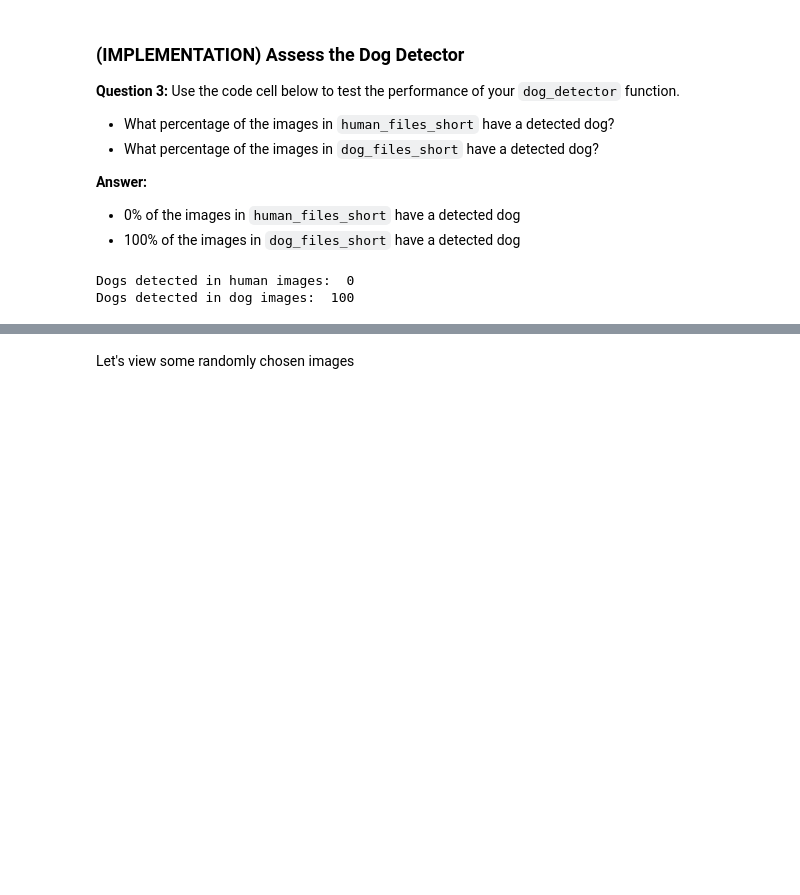
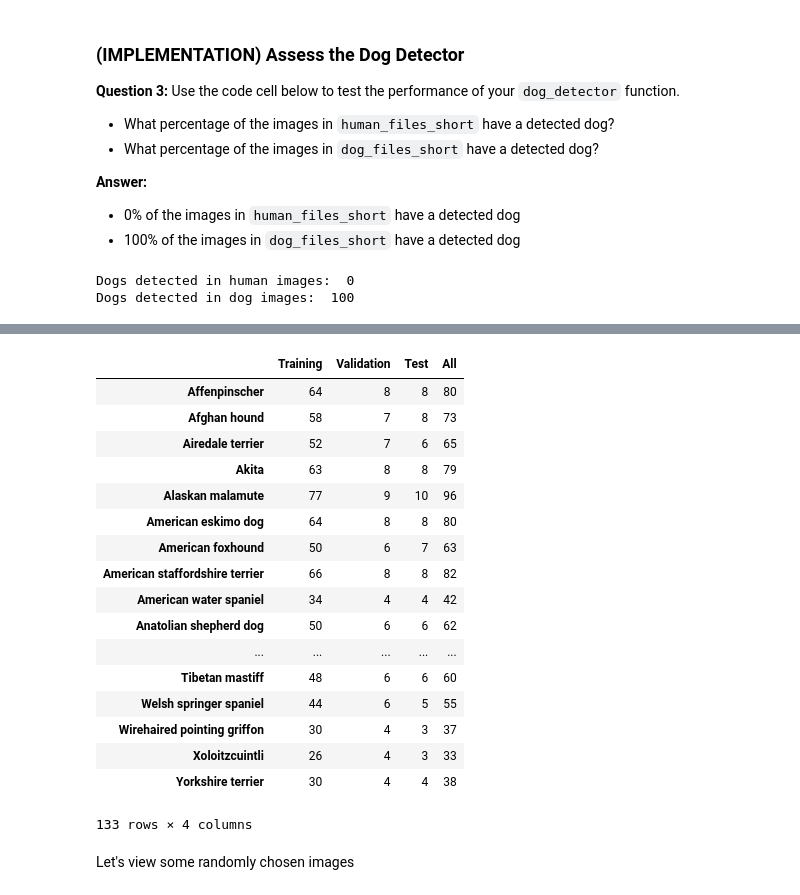
Before and after one commit to preetiamin/dog-classifier, a Jupyter notebook: dog_app.ipynb, the cells around one changed output, grey strips where cells are left out. Saved outputs shown, nothing was run; the diff lists cells and outputs as text; code cells hidden in the pictures; blank space fills up the shorter version.

```diff
--- a/dog_app.ipynb
+++ b/dog_app.ipynb
@@ -368,3 +369,27 @@ All :  DescribeResult(nobs=87, minmax=(33, 275), mean=95.988505747126439, varian
+# %%
+#pd.DataFrame(,columns=['Training','Validation'])
+df = pd.concat([train_df_counts,valid_df_counts,test_df_counts,all_df_counts],axis=1,sort=True)
+df.columns = ['Training','Validation','Test','All']
+df
+# %% [output]
+|  | Training | Validation | Test | All |
+| Affenpinscher | 64 | 8 | 8 | 80 |
+| Afghan hound | 58 | 7 | 8 | 73 |
+| Airedale terrier | 52 | 7 | 6 | 65 |
+| Akita | 63 | 8 | 8 | 79 |
+| Alaskan malamute | 77 | 9 | 10 | 96 |
+| American eskimo dog | 64 | 8 | 8 | 80 |
+| American foxhound | 50 | 6 | 7 | 63 |
+| American staffordshire terrier | 66 | 8 | 8 | 82 |
+| American water spaniel | 34 | 4 | 4 | 42 |
+| Anatolian shepherd dog | 50 | 6 | 6 | 62 |
+| ... | ... | ... | ... | ... |
+| Tibetan mastiff | 48 | 6 | 6 | 60 |
+| Welsh springer spaniel | 44 | 6 | 5 | 55 |
+| Wirehaired pointing griffon | 30 | 4 | 3 | 37 |
+| Xoloitzcuintli | 26 | 4 | 3 | 33 |
+| Yorkshire terrier | 30 | 4 | 4 | 38 |
+133 rows × 4 columns
 # %% [markdown]
 Let's view some randomly chosen images
 # %%
```
Also changed, not shown: parts of 3 cells of this notebook.
